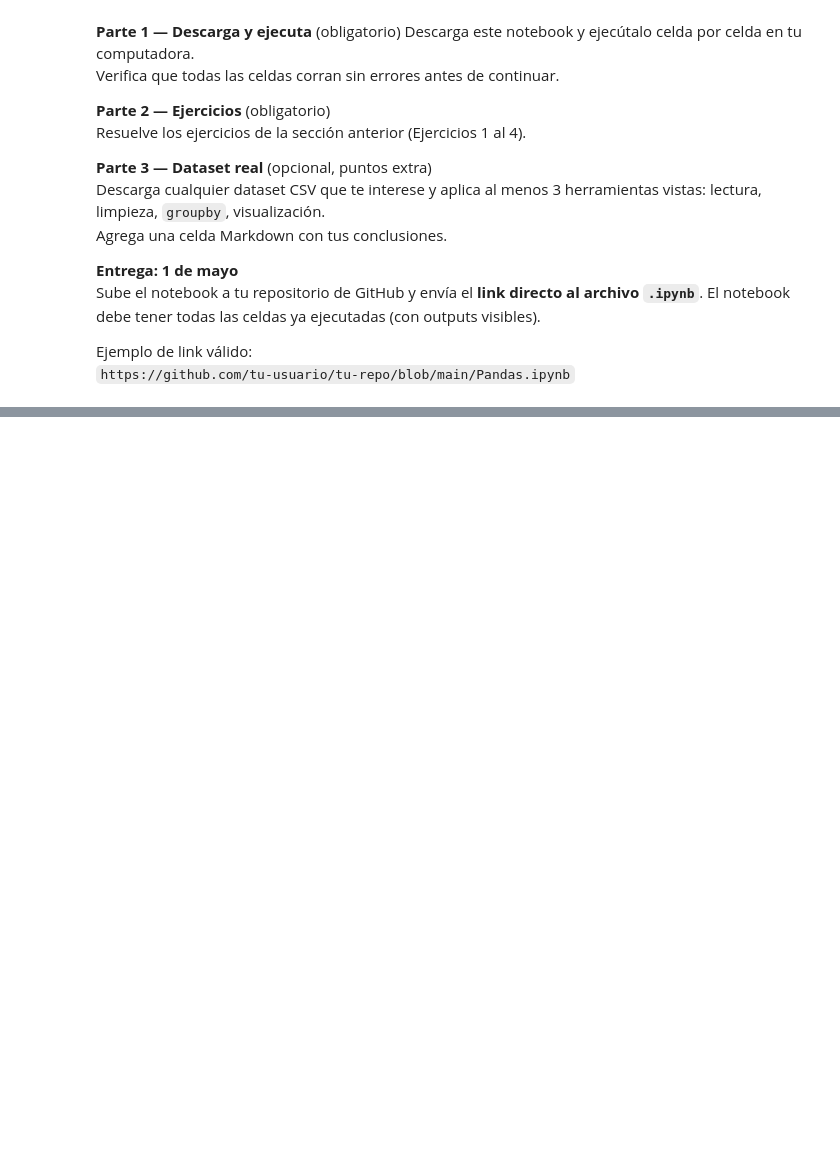
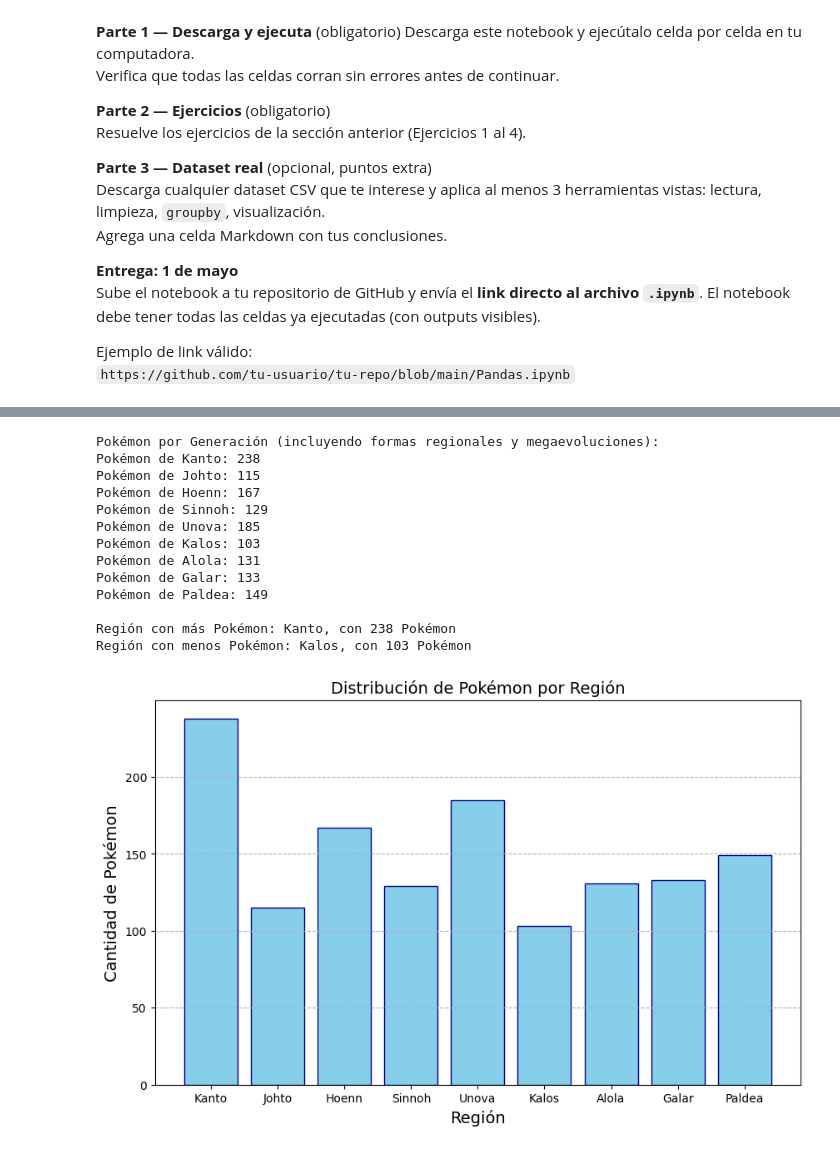
Before and after one commit to C-Pablo08/F12-Programacion, a Jupyter notebook: tareas/tarea5/Pandas.ipynb, the cells around one changed output, grey strips where cells are left out. Drawn from its saved outputs; the diff is of its cells as text; code cells hidden in the pictures; blank space fills up the shorter version.

```diff
--- a/tareas/tarea5/Pandas.ipynb
+++ b/tareas/tarea5/Pandas.ipynb
@@ -944,0 +1106,3 @@ Ejemplo de link válido:
+# %%
+df_poke = pd.read_csv("pokemon_complete.csv")
+print(df_poke.columns.tolist())
@@ -944,0 +1111,15 @@ Ejemplo de link válido:
+# %%
+# Comenzaré eliminando las columnas que no son relevantes para este ejercicio.
+columnas_innecesarias = ["flavor_text", "growth_rate", 'is_legendary', 'egg_groups', 'habitat', 'capture_rate', "height_m",'abilities', 'hidden_ability', "evolution_chain_id", "weight_kg", "sprite_url", "base_happiness", "genus", "color", "is_baby", "is_mythical", "shape", "pokedex_number", "base_experience"]
+df_poke = df_poke.drop(columnas_innecesarias, axis=1, errors="ignore")
+
+# También renombraré algunas entradas para traducirlas al español.
+df_poke = df_poke.rename(columns={
+    "attack": "ataque",
+    "defense": "defensa",
+    "sp_attack": "ataque_especial",
+    "sp_defense": "defensa_especial",
+    "speed": "velocidad",
+    "base_stat_total": "estadisticas_totales"
+})
+print(df_poke.columns.tolist())
@@ -944,0 +1132,47 @@ Ejemplo de link válido:
+# %%
+print("Pokémon por Generación (incluyendo formas regionales y megaevoluciones):")
+generacion = ["gen-i", "gen-ii", "gen-iii", "gen-iv", "gen-v", "gen-vi", "gen-vii", "gen-viii", "gen-ix"]
+region = ["Kanto", "Johto", "Hoenn", "Sinnoh", "Unova", "Kalos", "Alola", "Galar", "Paldea"]
+
+poke_min = 10000
+poke_max = 0
+
+conteo = []
+
+for gen, reg in zip(generacion, region):
+    num_poke = (df_poke["generation"] == gen).sum()
+    conteo.append(num_poke)
+    print(f"Pokémon de {reg}: {num_poke}")
+    if num_poke < poke_min:
+        poke_min = num_poke
+        reg_min = reg
+    if num_poke > poke_max:
+        poke_max = num_poke
+        reg_max = reg
+
+print(f"\nRegión con más Pokémon: {reg_max}, con {poke_max} Pokémon")
+print(f"Región con menos Pokémon: {reg_min}, con {poke_min} Pokémon")
+
+plt.figure(figsize=(10, 6))
+plt.bar(region, conteo, color="skyblue", edgecolor="navy")
+plt.title("Distribución de Pokémon por Región", fontsize=14)
+plt.xlabel("Región", fontsize=14)
+plt.ylabel("Cantidad de Pokémon", fontsize=14)
+plt.grid(axis="y", linestyle="--")
+
+plt.show()
+# %% [output]
+Pokémon por Generación (incluyendo formas regionales y megaevoluciones):
+Pokémon de Kanto: 238
+Pokémon de Johto: 115
+Pokémon de Hoenn: 167
+Pokémon de Sinnoh: 129
+Pokémon de Unova: 185
+Pokémon de Kalos: 103
+Pokémon de Alola: 131
+Pokémon de Galar: 133
+Pokémon de Paldea: 149
+
+Región con más Pokémon: Kanto, con 238 Pokémon
+Región con menos Pokémon: Kalos, con 103 Pokémon
+[figure, added]
```
Also changed, not shown: parts of 26 cells of this notebook, 1 other file.
